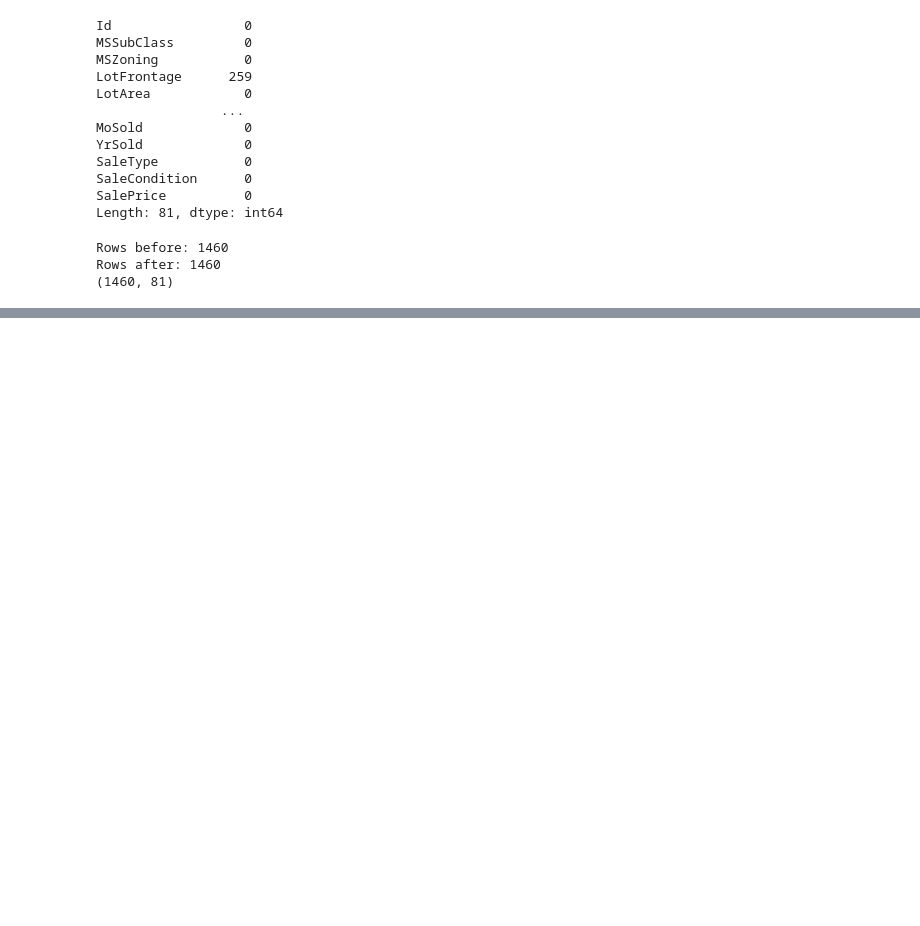
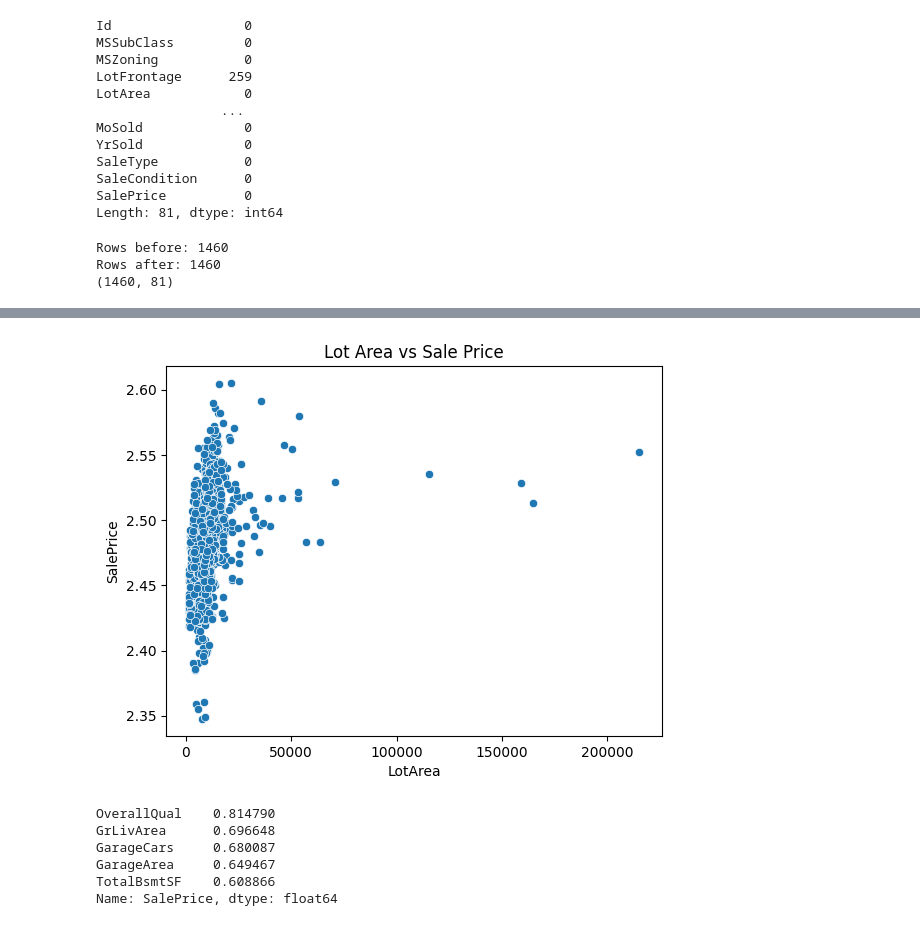
Before and after one commit to nakulbatra6-stack/Month3, a Jupyter notebook: HousePricePredictionModel.ipynb, the cells around one changed output, grey strips where cells are left out. Drawn from its saved outputs; the diff is of its cells as text; code cells hidden in the pictures; blank space fills up the shorter version.

```diff
--- a/HousePricePredictionModel.ipynb
+++ b/HousePricePredictionModel.ipynb
@@ -153,0 +211,20 @@ df["SalePrice"].plot(kind='kde')
+# %%
+sns.scatterplot(x=df["LotArea"], y=df["SalePrice"])
+plt.title("Lot Area vs Sale Price")
+plt.show()
+# %% [output]
+[figure, added]
+# %%
+# print(df[["GrLivArea", "SalePrice"]].corr())
+
+corr = df.corr(numeric_only=True)["SalePrice"].sort_values(ascending=False)
+
+top5 = corr[1:6]   # skip SalePrice itself (index 0)
+print(top5)
+# %% [output]
+OverallQual    0.814790
+GrLivArea      0.696648
+GarageCars     0.680087
+GarageArea     0.649467
+TotalBsmtSF    0.608866
+Name: SalePrice, dtype: float64
```
Also changed, not shown: parts of 12 cells of this notebook.
